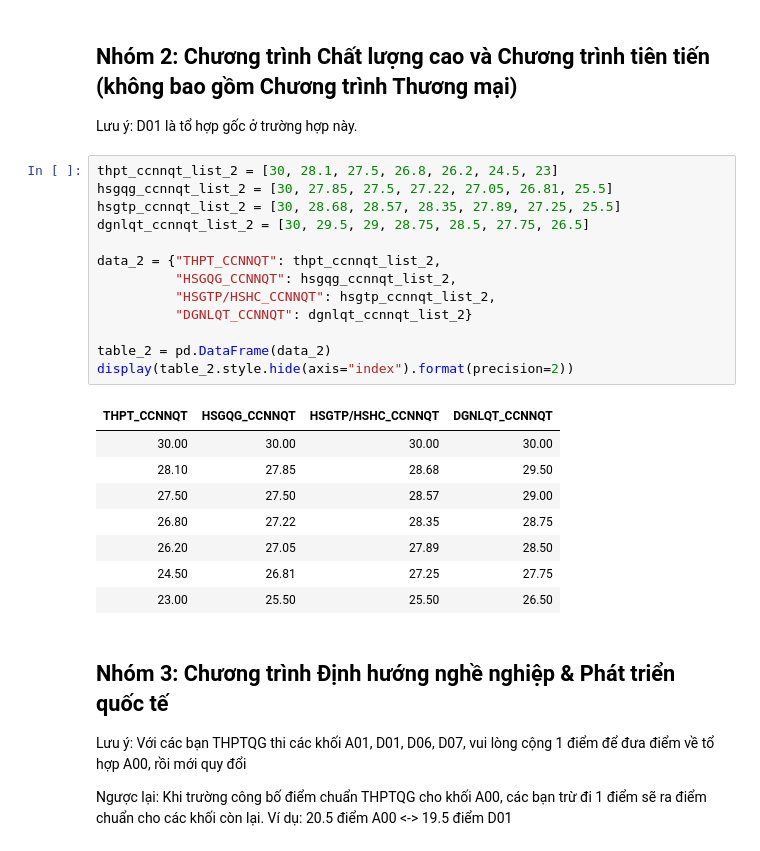
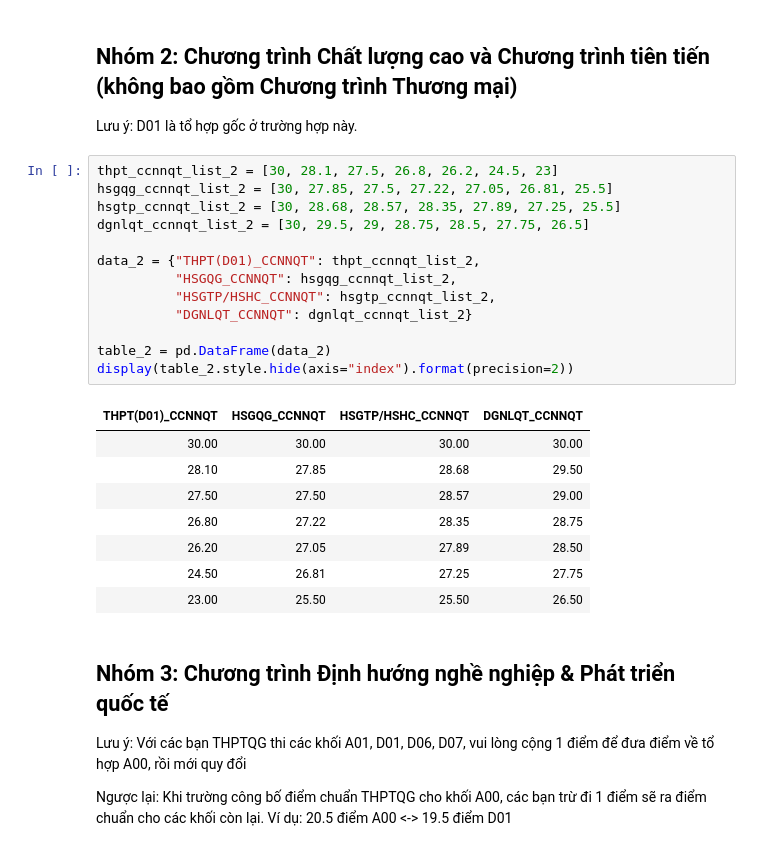
Before and after one commit to k1m1nonawa4869/THPT-converter, a Jupyter notebook: FTU.ipynb, the cells around one changed output. Saved outputs shown, nothing was run; the diff lists cells and outputs as text.

```diff
--- a/FTU.ipynb
+++ b/FTU.ipynb
@@ -217,18 +217,18 @@ Lưu ý: D01 là tổ hợp gốc ở trường hợp này.
 # %%
 thpt_ccnnqt_list_2 = [30, 28.1, 27.5, 26.8, 26.2, 24.5, 23]
 hsgqg_ccnnqt_list_2 = [30, 27.85, 27.5, 27.22, 27.05, 26.81, 25.5]
 hsgtp_ccnnqt_list_2 = [30, 28.68, 28.57, 28.35, 27.89, 27.25, 25.5]
 dgnlqt_ccnnqt_list_2 = [30, 29.5, 29, 28.75, 28.5, 27.75, 26.5]
 
-data_2 = {"THPT_CCNNQT": thpt_ccnnqt_list_2,
+data_2 = {"THPT(D01)_CCNNQT": thpt_ccnnqt_list_2,
           "HSGQG_CCNNQT": hsgqg_ccnnqt_list_2,
           "HSGTP/HSHC_CCNNQT": hsgtp_ccnnqt_list_2,
           "DGNLQT_CCNNQT": dgnlqt_ccnnqt_list_2}
 
 table_2 = pd.DataFrame(data_2)
 display(table_2.style.hide(axis="index").format(precision=2))
 # %% [output]
-| THPT_CCNNQT | HSGQG_CCNNQT | HSGTP/HSHC_CCNNQT | DGNLQT_CCNNQT |
+| THPT(D01)_CCNNQT | HSGQG_CCNNQT | HSGTP/HSHC_CCNNQT | DGNLQT_CCNNQT |
 | 30.00 | 30.00 | 30.00 | 30.00 |
 | 28.10 | 27.85 | 28.68 | 29.50 |
 | 27.50 | 27.50 | 28.57 | 29.00 |
```
Also changed, not shown: parts of 19 cells of this notebook.
